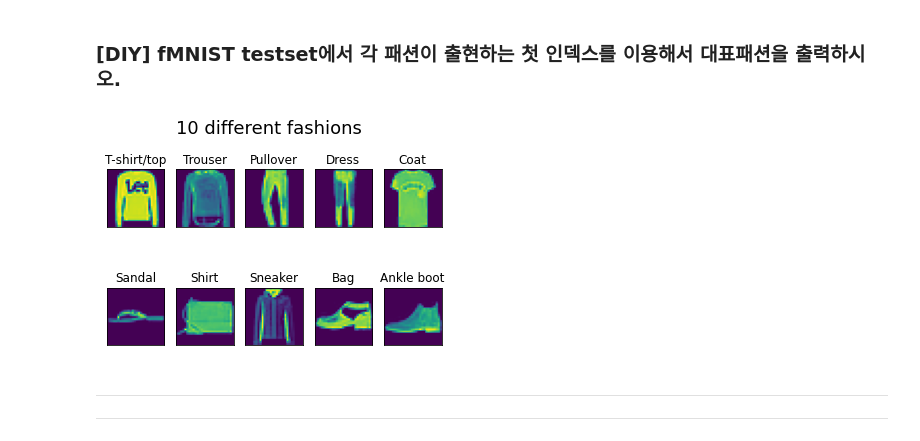
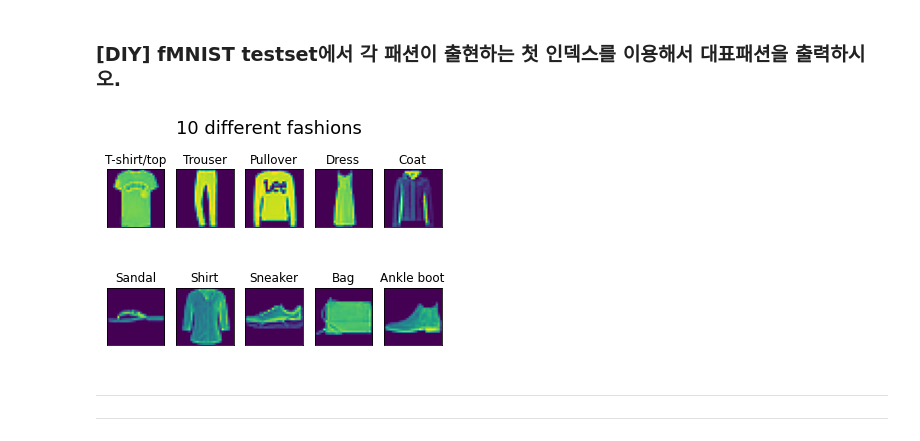
Before and after one commit to w2j1y12/pdm17, a Jupyter notebook: py-tensorflow/tf2_1_datasets_cv_I.ipynb, the cells around one changed output. Saved outputs shown, nothing was run; the diff lists cells and outputs as text; code cells hidden in the pictures.

```diff
--- a/py-tensorflow/tf2_1_datasets_cv_I.ipynb
+++ b/py-tensorflow/tf2_1_datasets_cv_I.ipynb
@@ -245,7 +245,7 @@ for i in range(10):
 # Your code!
 
 class_names = ["zero","one","two","three","four","five","six","seven","eight","nine"]
-num_10 = np.unique(trainy, return_index=True)[1]
+num_10 = np.unique(testy, return_index=True)[1]
 images = testX[num_10]
 for i in range(len(images)):
     # define subplot
@@ -457,22 +457,22 @@ for i in range(10):
 # %%
 # Your code!
 
 class_names = ['T-shirt/top', 'Trouser', 'Pullover', 'Dress', 'Coat', 'Sandal', 'Shirt', 'Sneaker', 'Bag', 'Ankle boot']
-num_10 = np.unique(trainy, return_index=True)[1]
+num_10 = np.unique(testy, return_index=True)[1]
 images = testX[num_10]
 # fig = plt.figure(figsize=(10,6))
 for i in range(len(images)):
     # define subplot
     plt.subplot(2,5,1 + i) #, sharey=False)
     # plot raw pixel data
     plt.imshow(images[i])
     plt.title(class_names[i])
     plt.xticks([])
     plt.yticks([])
 plt.suptitle("10 different fashions", fontsize=18)
 plt.show()
 # %% [output]
-[figure, old version]
+[figure, new version]
 # %% [markdown]
 
 
```
Also changed, not shown: parts of 5 cells of this notebook.
